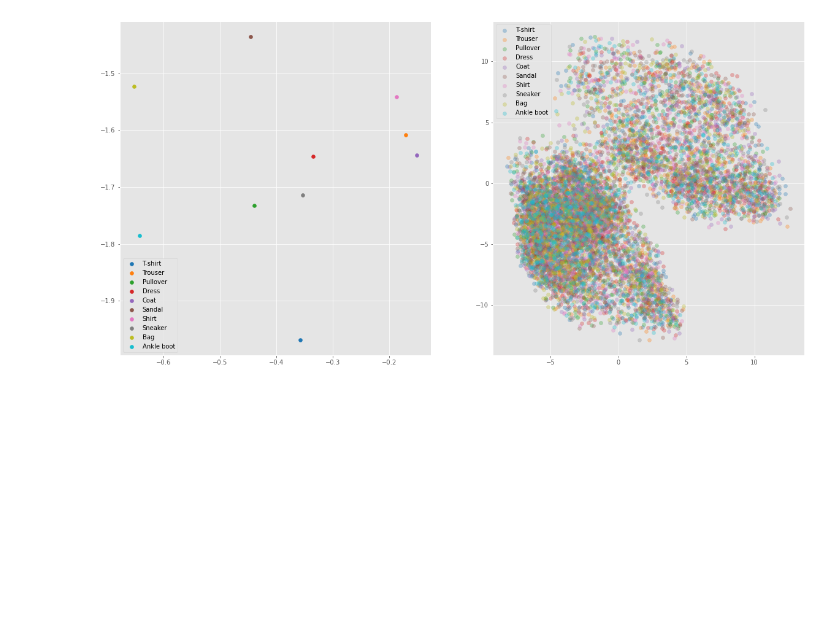
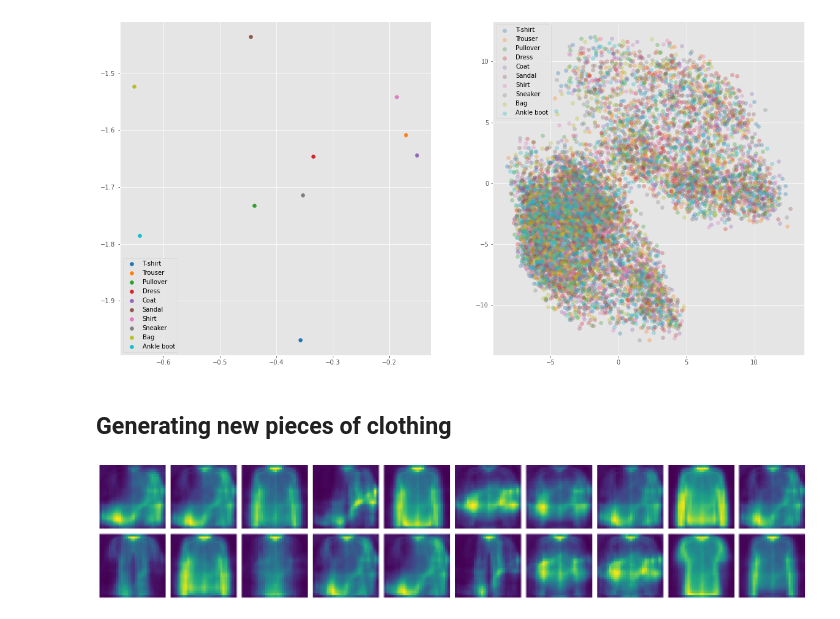
Before and after one commit to AxelNathanson/pytorch-Variational-Autoencoder, a Jupyter notebook: fc_VAE.ipynb, the cells around one changed output. Drawn from its saved outputs; the diff is of its cells as text; code cells hidden in the pictures; blank space fills up the shorter version.

```diff
--- a/fc_VAE.ipynb
+++ b/fc_VAE.ipynb
@@ -133,3 +133,15 @@ ax_2.legend()
 # %% [output]
 <matplotlib.legend.Legend at 0x...>
 [figure]
+# %% [markdown]
+## Generating new pieces of clothing
+# %%
+samples = model.sample(20)
+fig, axis = plt.subplots(2, 10,figsize=(20, 4))
+for ax, image in zip(axis.flatten(), samples):
+    ax.imshow(image.detach().numpy().reshape(28, 28), aspect = 'auto', cmap = 'viridis')
+    ax.axis('off')
+    ax.grid(None)
+plt.tight_layout()
+# %% [output]
+[figure, added]
```
Also changed, not shown: 4 other files.
